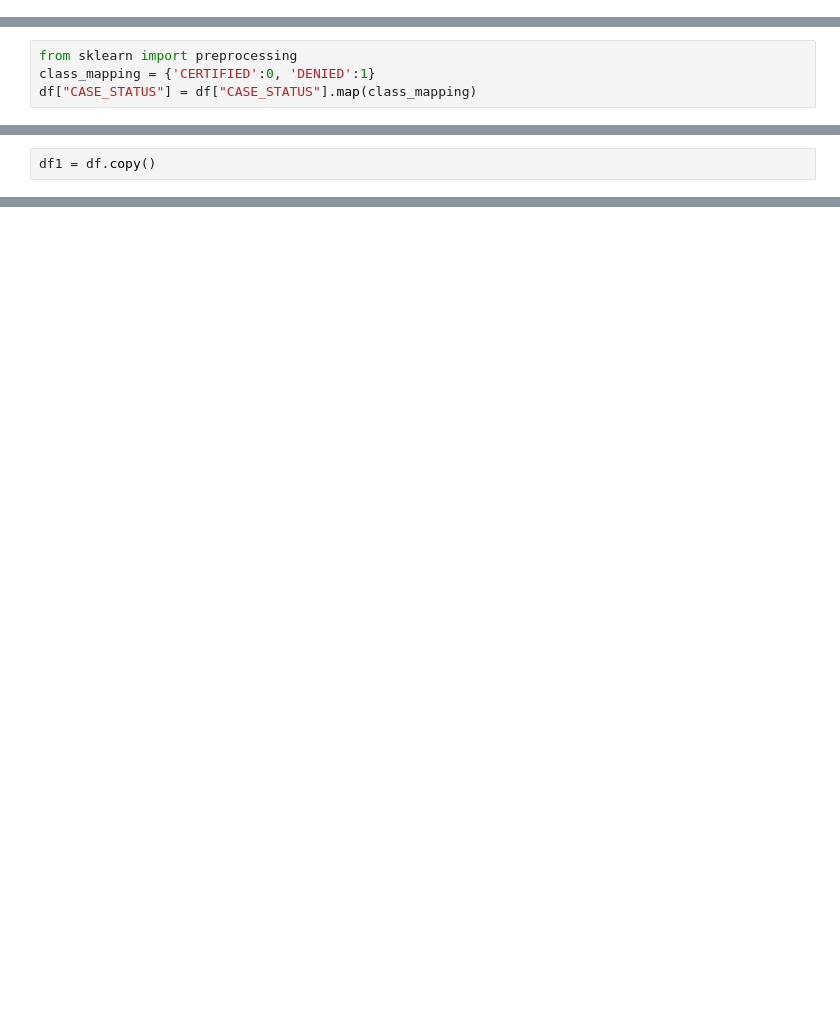
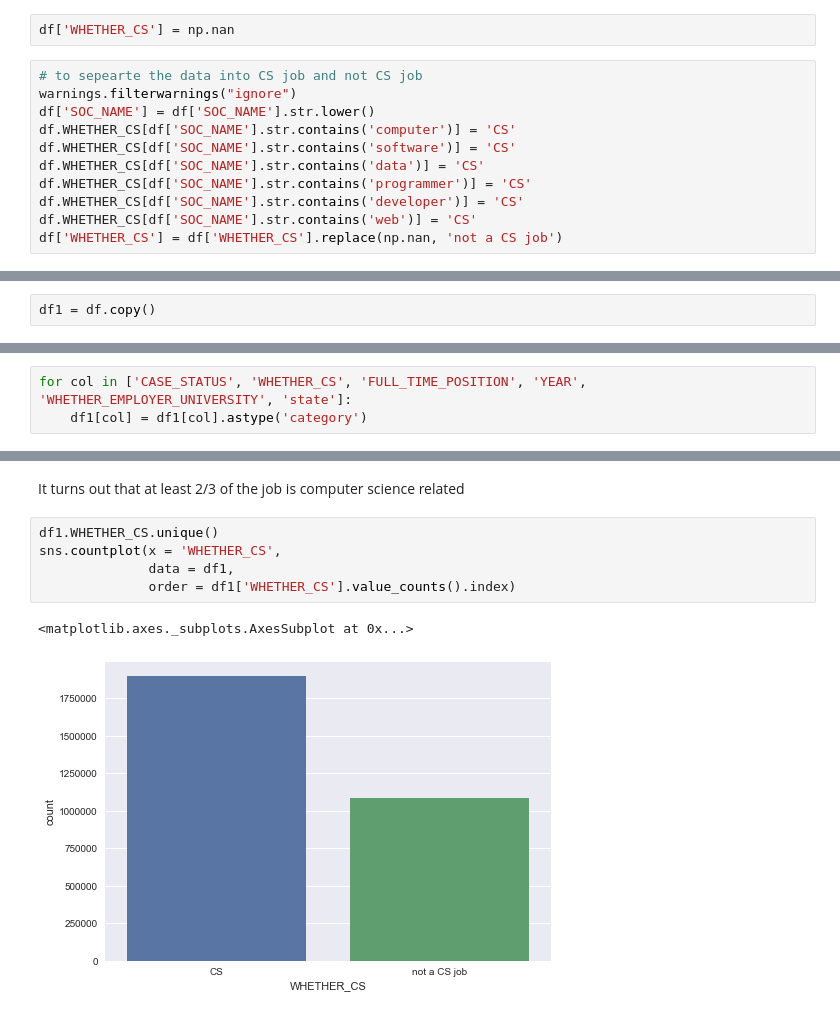
Before and after one commit to yuchenluoumn/tdi_project_proposal_figure1, a Jupyter notebook: H1BData_ExplornaryAnalysis_Figure1.ipynb, the cells around one changed output, grey strips where cells are left out. Cells and saved outputs as stored; diff of their text form; blank space fills up the shorter version.

```diff
--- a/H1BData_ExplornaryAnalysis_Figure1.ipynb
+++ b/H1BData_ExplornaryAnalysis_Figure1.ipynb
@@ -165,3 +103,16 @@ df['NEW_EMPLOYER'] = df.NEW_EMPLOYER.replace(np.nan, 'non university', regex=Tru
+# %%
+df['WHETHER_CS'] = np.nan
+# %%
+# to sepearte the data into CS job and not CS job
+warnings.filterwarnings("ignore")
+df['SOC_NAME'] = df['SOC_NAME'].str.lower()
+df.WHETHER_CS[df['SOC_NAME'].str.contains('computer')] = 'CS'
+df.WHETHER_CS[df['SOC_NAME'].str.contains('software')] = 'CS'
+df.WHETHER_CS[df['SOC_NAME'].str.contains('data')] = 'CS'
+df.WHETHER_CS[df['SOC_NAME'].str.contains('programmer')] = 'CS'
+df.WHETHER_CS[df['SOC_NAME'].str.contains('developer')] = 'CS'
+df.WHETHER_CS[df['SOC_NAME'].str.contains('web')] = 'CS'
+df['WHETHER_CS'] = df['WHETHER_CS'].replace(np.nan, 'not a CS job')
 # %%
 ## Splitting city and state and capturing state in another variable
 df['state'] = df.WORKSITE.str.split(',').str[-1].str.lstrip()
@@ -190,4 +120,0 @@ print(df.head())
-# %%
-from sklearn import preprocessing
-class_mapping = {'CERTIFIED':0, 'DENIED':1}
-df["CASE_STATUS"] = df["CASE_STATUS"].map(class_mapping)
@@ -256 +123,4 @@ df1[['FULL_TIME_POSITION', 'YEAR','state']].apply(lambda x: x.astype('category')
+# %%
+for col in ['CASE_STATUS', 'WHETHER_CS', 'FULL_TIME_POSITION', 'YEAR', 'WHETHER_EMPLOYER_UNIVERSITY', 'state']:
+    df1[col] = df1[col].astype('category')
 # %%
@@ -259,0 +143,10 @@ array(['university', 'non university'], dtype=object)
+# %% [markdown]
+It turns out that at least 2/3 of the job is computer science related
+# %%
+df1.WHETHER_CS.unique()
+sns.countplot(x = 'WHETHER_CS',
+              data = df1,
+              order = df1['WHETHER_CS'].value_counts().index)
+# %% [output]
+<matplotlib.axes._subplots.AxesSubplot at 0x...>
+[figure, added]
```
Also changed, not shown: parts of 37 cells of this notebook.
